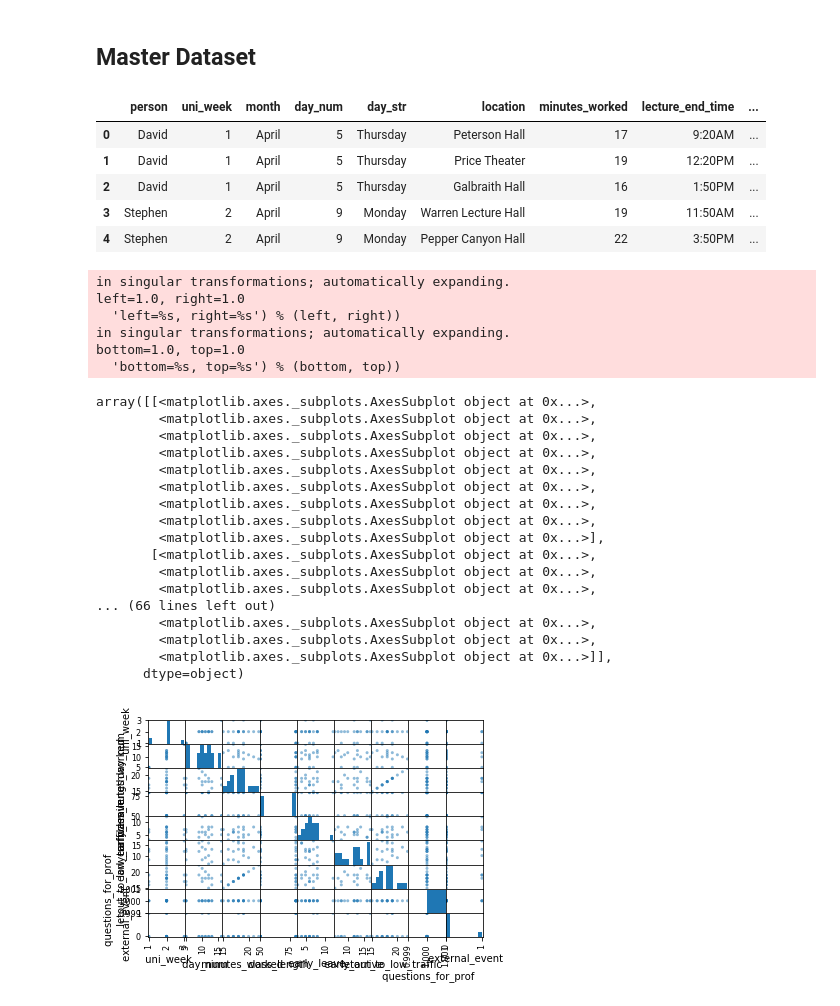
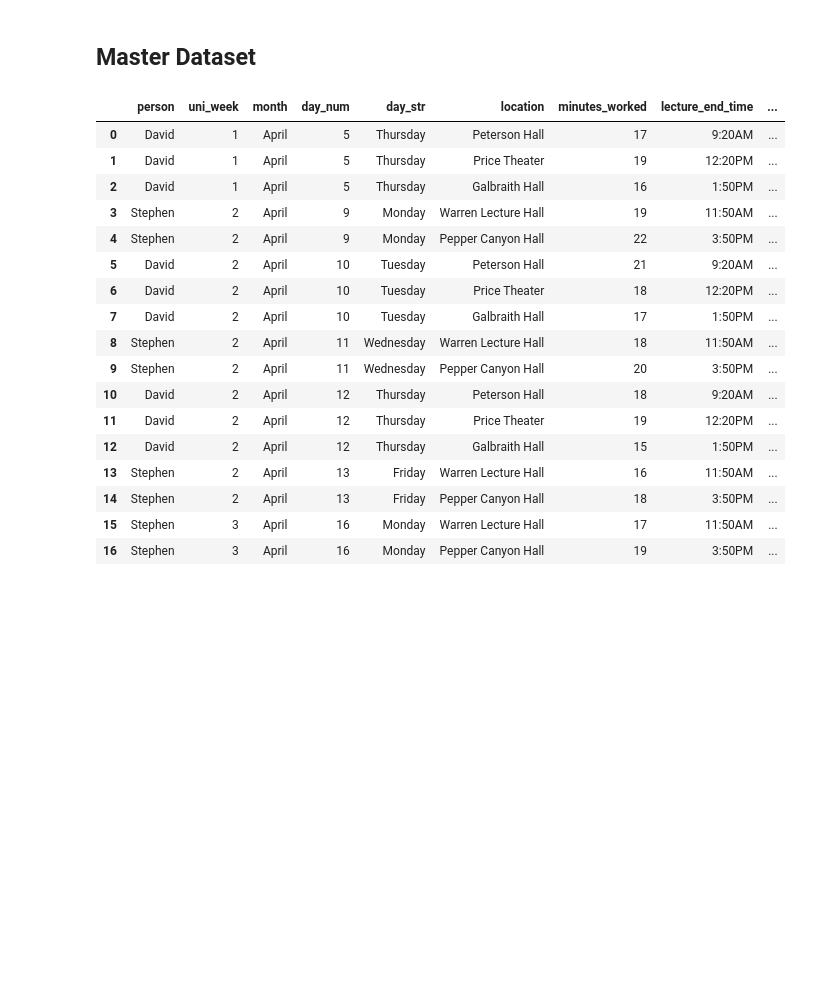
Before and after one commit to aManNamedTed/personalprojects, a Jupyter notebook: footTraffic/COGS 13 Final Public.ipynb, the cells around one changed output. Cells and saved outputs as stored; diff of their text form; code cells hidden in the pictures; blank space fills up the shorter version.

```diff
--- a/footTraffic/COGS 13 Final Private.ipynb
+++ b/footTraffic/COGS 13 Final Public.ipynb
@@ -135,39 +135,24 @@ df_eE.head(2)
 # %%
 # mdf = master dataframe (concatenate ethogramexample and timeContributed)
 # scroll to the right in the columns below
 mdf = pd.concat([df_tC, df_eE], axis=1)
-mdf.head()
+mdf
 # %% [output]
 |  | person | uni_week | month | day_num | day_str | location | minutes_worked | lecture_end_time | ... |
 | 0 | David | 1 | April | 5 | Thursday | Peterson Hall | 17 | 9:20AM | ... |
 | 1 | David | 1 | April | 5 | Thursday | Price Theater | 19 | 12:20PM | ... |
 | 2 | David | 1 | April | 5 | Thursday | Galbraith Hall | 16 | 1:50PM | ... |
 | 3 | Stephen | 2 | April | 9 | Monday | Warren Lecture Hall | 19 | 11:50AM | ... |
 | 4 | Stephen | 2 | April | 9 | Monday | Pepper Canyon Hall | 22 | 3:50PM | ... |
+| 5 | David | 2 | April | 10 | Tuesday | Peterson Hall | 21 | 9:20AM | ... |
+| 6 | David | 2 | April | 10 | Tuesday | Price Theater | 18 | 12:20PM | ... |
+| 7 | David | 2 | April | 10 | Tuesday | Galbraith Hall | 17 | 1:50PM | ... |
+| 8 | Stephen | 2 | April | 11 | Wednesday | Warren Lecture Hall | 18 | 11:50AM | ... |
+| 9 | Stephen | 2 | April | 11 | Wednesday | Pepper Canyon Hall | 20 | 3:50PM | ... |
+| 10 | David | 2 | April | 12 | Thursday | Peterson Hall | 18 | 9:20AM | ... |
+| 11 | David | 2 | April | 12 | Thursday | Price Theater | 19 | 12:20PM | ... |
+| 12 | David | 2 | April | 12 | Thursday | Galbraith Hall | 15 | 1:50PM | ... |
+| 13 | Stephen | 2 | April | 13 | Friday | Warren Lecture Hall | 16 | 11:50AM | ... |
+| 14 | Stephen | 2 | April | 13 | Friday | Pepper Canyon Hall | 18 | 3:50PM | ... |
+| 15 | Stephen | 3 | April | 16 | Monday | Warren Lecture Hall | 17 | 11:50AM | ... |
+| 16 | Stephen | 3 | April | 16 | Monday | Pepper Canyon Hall | 19 | 3:50PM | ... |
-# %%
-scatter_matrix(mdf, alpha=0.5)
-# %% [output]
-in singular transformations; automatically expanding.
-left=1.0, right=1.0
-  'left=%s, right=%s') % (left, right))
-in singular transformations; automatically expanding.
-bottom=1.0, top=1.0
-  'bottom=%s, top=%s') % (bottom, top))
-array([[<matplotlib.axes._subplots.AxesSubplot object at 0x...>,
-        <matplotlib.axes._subplots.AxesSubplot object at 0x...>,
-        <matplotlib.axes._subplots.AxesSubplot object at 0x...>,
-        <matplotlib.axes._subplots.AxesSubplot object at 0x...>,
-        <matplotlib.axes._subplots.AxesSubplot object at 0x...>,
-        <matplotlib.axes._subplots.AxesSubplot object at 0x...>,
-        <matplotlib.axes._subplots.AxesSubplot object at 0x...>,
-        <matplotlib.axes._subplots.AxesSubplot object at 0x...>,
-        <matplotlib.axes._subplots.AxesSubplot object at 0x...>],
-       [<matplotlib.axes._subplots.AxesSubplot object at 0x...>,
-        <matplotlib.axes._subplots.AxesSubplot object at 0x...>,
-        <matplotlib.axes._subplots.AxesSubplot object at 0x...>,
-... (66 lines left out)
-        <matplotlib.axes._subplots.AxesSubplot object at 0x...>,
-        <matplotlib.axes._subplots.AxesSubplot object at 0x...>,
-        <matplotlib.axes._subplots.AxesSubplot object at 0x...>]],
-      dtype=object)
-[figure, removed]
```
Also changed, not shown: parts of 6 cells of this notebook.
